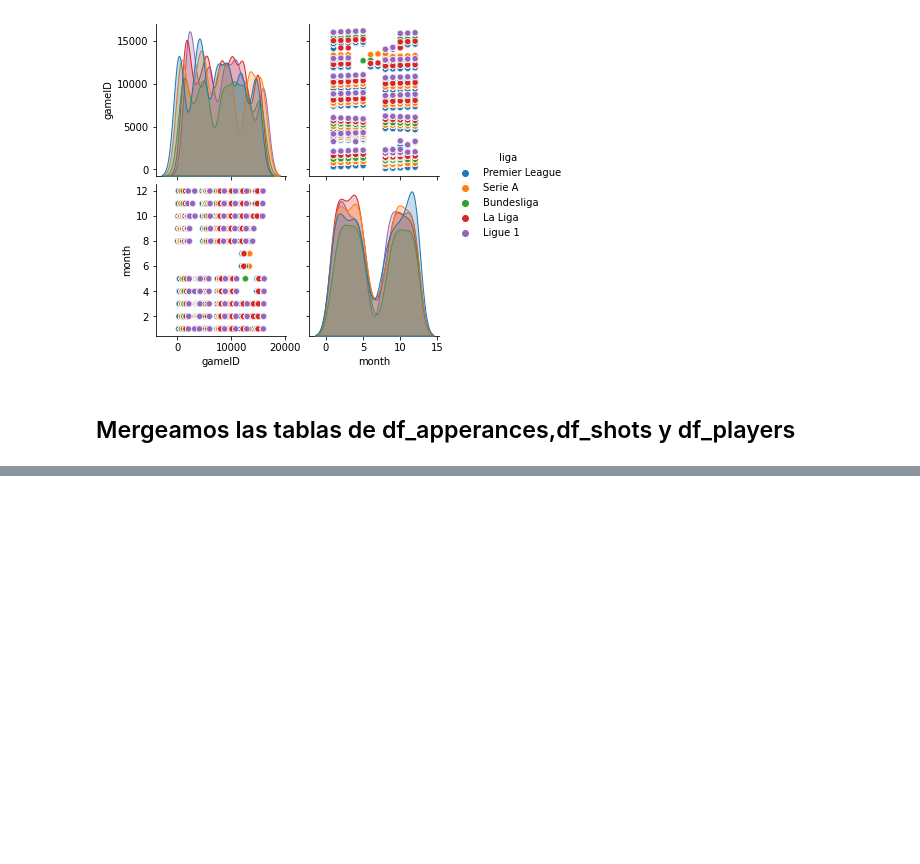
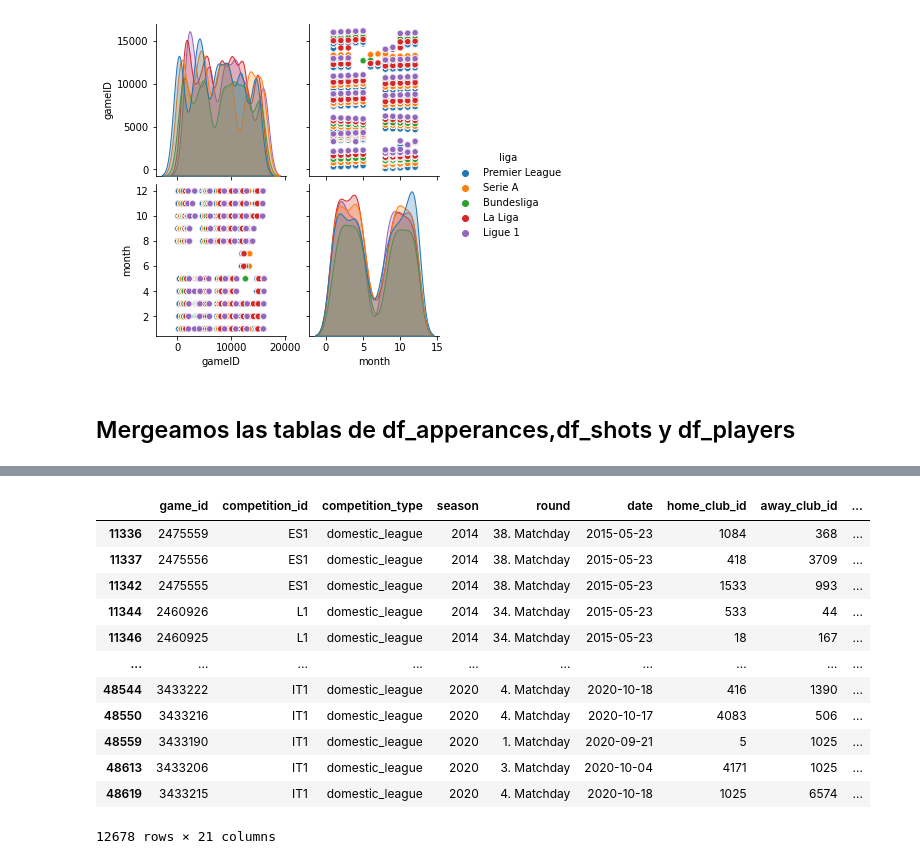
Before and after one commit to mcannoni/soccer_database, a Jupyter notebook: ProyectoDS_ParteI_+Cannoni+Poses.ipynb, the cells around one changed output, grey strips where cells are left out. Saved outputs shown, nothing was run; the diff lists cells and outputs as text; code cells hidden in the pictures; blank space fills up the shorter version.

```diff
--- a/ProyectoDS_ParteI_+Cannoni+Poses.ipynb
+++ b/ProyectoDS_ParteI_+Cannoni+Poses.ipynb
@@ -257,0 +171,9 @@ Name: gameID, dtype: int64
+# %%
+df2_appearances = pd.read_csv("players/appearances.csv")
+df2_club_games = pd.read_csv("players/club_games.csv")
+df2_clubs = pd.read_csv("players/clubs.csv")
+df2_competitions = pd.read_csv("players/competitions.csv")
+df2_games = pd.read_csv("players/games.csv")
+df2_player_val= pd.read_csv("players/player_valuations.csv")
+df2_players = pd.read_csv("players/players.csv")
+df2_players.info()
@@ -257,0 +219,16 @@ Name: gameID, dtype: int64
+# %%
+df2_games_top5
+# %% [output]
+|  | game_id | competition_id | competition_type | season | round | date | home_club_id | away_club_id | ... |
+| 11336 | 2475559 | ES1 | domestic_league | 2014 | 38. Matchday | 2015-05-23 | 1084 | 368 | ... |
+| 11337 | 2475556 | ES1 | domestic_league | 2014 | 38. Matchday | 2015-05-23 | 418 | 3709 | ... |
+| 11342 | 2475555 | ES1 | domestic_league | 2014 | 38. Matchday | 2015-05-23 | 1533 | 993 | ... |
+| 11344 | 2460926 | L1 | domestic_league | 2014 | 34. Matchday | 2015-05-23 | 533 | 44 | ... |
+| 11346 | 2460925 | L1 | domestic_league | 2014 | 34. Matchday | 2015-05-23 | 18 | 167 | ... |
+| ... | ... | ... | ... | ... | ... | ... | ... | ... | ... |
+| 48544 | 3433222 | IT1 | domestic_league | 2020 | 4. Matchday | 2020-10-18 | 416 | 1390 | ... |
+| 48550 | 3433216 | IT1 | domestic_league | 2020 | 4. Matchday | 2020-10-17 | 4083 | 506 | ... |
+| 48559 | 3433190 | IT1 | domestic_league | 2020 | 1. Matchday | 2020-09-21 | 5 | 1025 | ... |
+| 48613 | 3433206 | IT1 | domestic_league | 2020 | 3. Matchday | 2020-10-04 | 4171 | 1025 | ... |
+| 48619 | 3433215 | IT1 | domestic_league | 2020 | 4. Matchday | 2020-10-18 | 1025 | 6574 | ... |
+12678 rows × 21 columns
```
Also changed, not shown: parts of 15 cells of this notebook, 7 other files.
